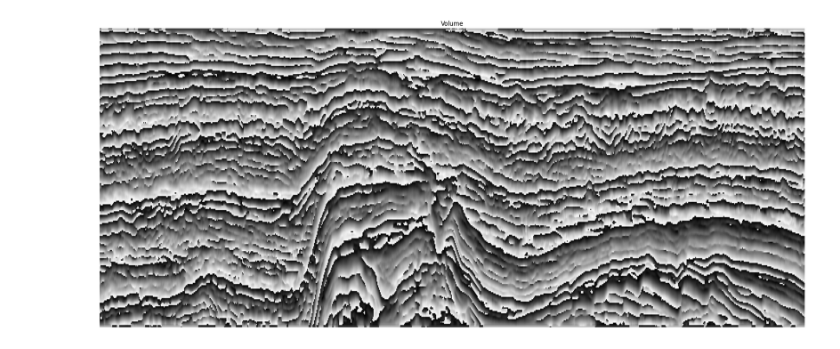
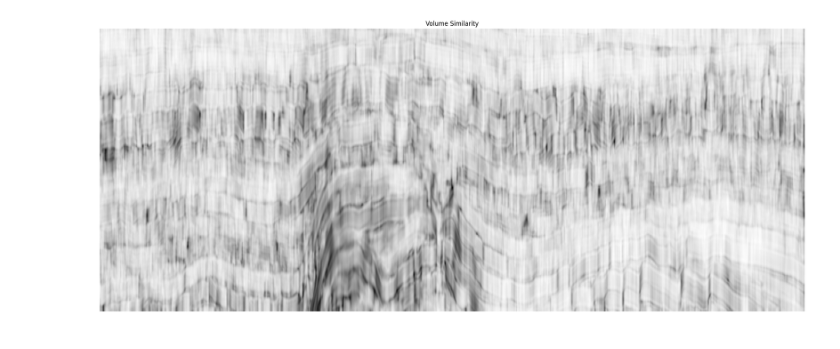
Before and after one commit to neliareis/multiple-attribute-analysis, a Jupyter notebook: sgy_to_npy.ipynb, the cells around one changed output. Cells and saved outputs as stored; diff of their text form; code cells hidden in the pictures.

```diff
--- a/sgy_to_npy.ipynb
+++ b/sgy_to_npy.ipynb
@@ -5,4 +5,5 @@ import numpy as np
 # %%
 path = "D:/Users/neliareis/Documents/PUC/Mestrado/OpendTect/F3_mod/Export/"
 
-data = "InstaPhase.sgy"
+# data = "InstaPhase.sgy"
+data_simi = "similarity.sgy"
@@ -11,12 +10,14 @@ filename = path + data
+# %%
+filename_simi = path + data_simi
 # %%
-volume = st.cube(filename)
+volume_simi = st.cube(filename_simi)
 # %%
 plt.figure(figsize=(25, 20))
-plt.title("Volume")
+plt.title("Volume Similarity")
 plt.axis('off')
-plt.imshow(np.fliplr(volume.T[:, :, 325]), aspect=1.5, cmap='gray')
+plt.imshow(np.fliplr(volume_simi.T[:, :, 325]), aspect=1.5, cmap='gray')
 plt.show()
 # %% [output]
-[figure, old version]
+[figure, new version]
 # %%
 # Save numpy as npy
```
Also changed, not shown: parts of 2 cells of this notebook, 1 other file.
